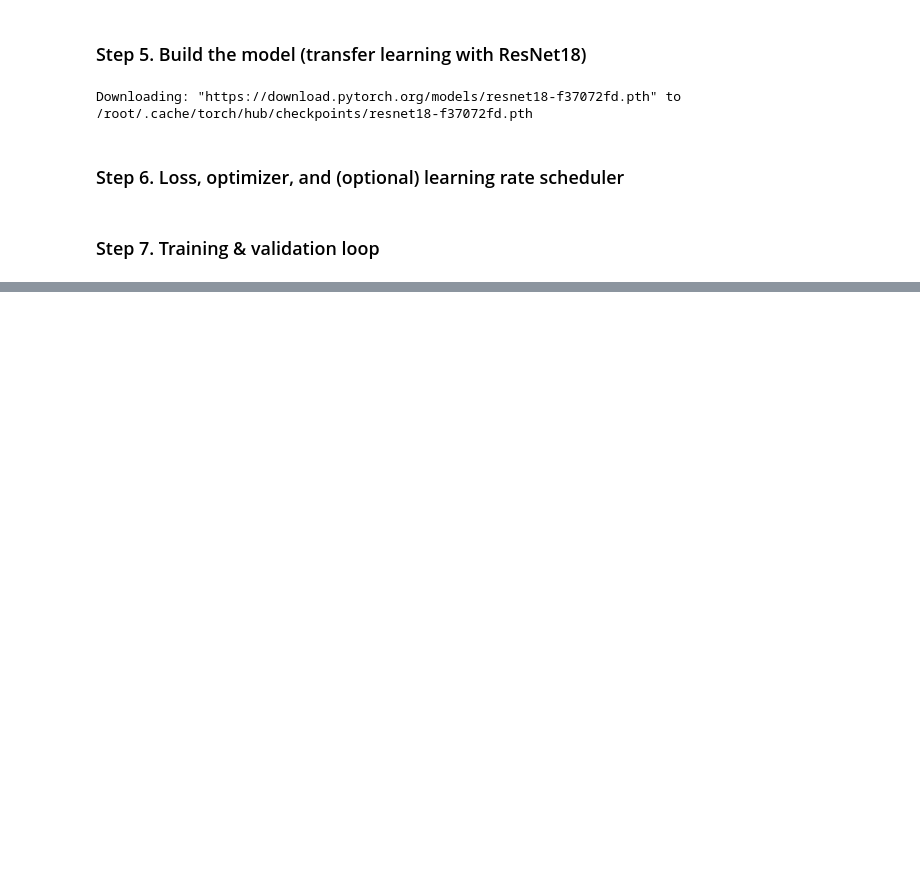
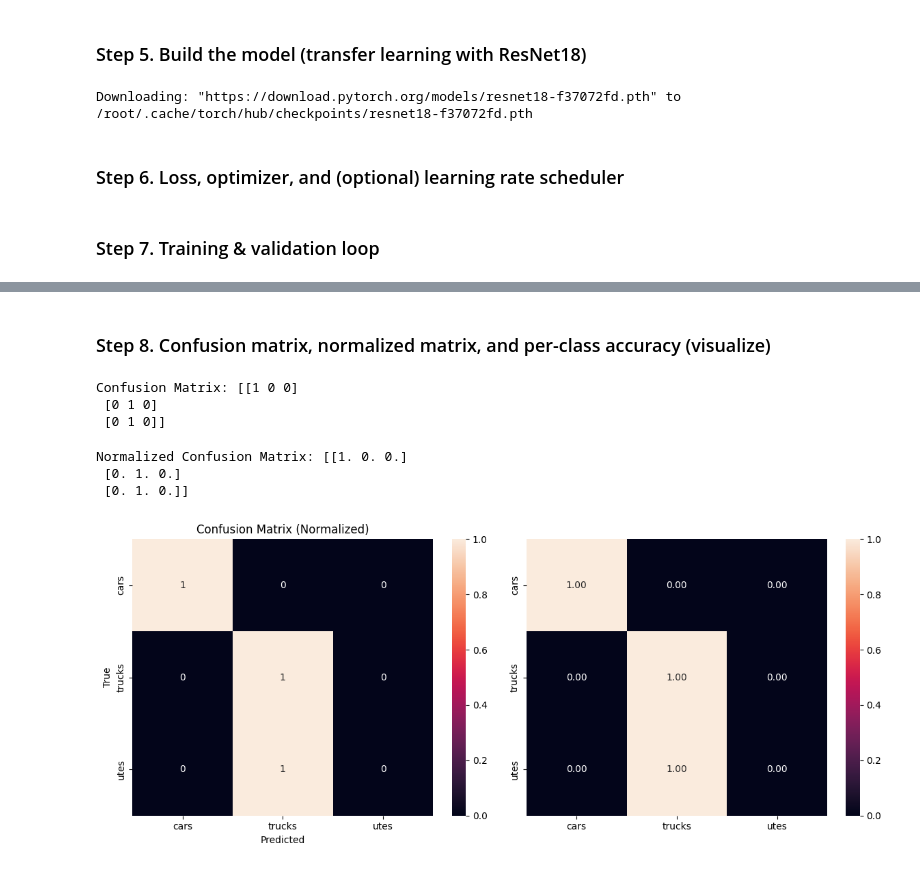
Before and after one commit to Ganesh-DSML/DSML-Practice, a Jupyter notebook: PYT_Image_Classification.ipynb, the cells around one changed output, grey strips where cells are left out. Drawn from its saved outputs; the diff is of its cells as text; code cells hidden in the pictures; blank space fills up the shorter version.

Commit message:
With Accuracy and Confusion matrix

```diff
--- a/PYT_Image_Classification.ipynb
+++ b/PYT_Image_Classification.ipynb
@@ -212 +212,3 @@ Epoch 5/5 - Train loss: 0.9094, Train acc: 0.6667 - Val loss: 0.8773, Val acc: 0
 Save best_model.pth with val acc: 0.6666666666666666
+# %% [markdown]
+### Step 8. Confusion matrix, normalized matrix, and per-class accuracy (visualize)
@@ -212,0 +219,30 @@ Save best_model.pth with val acc: 0.6666666666666666
+# %%
+cm = confusion_matrix(val_labels, val_preds)
+print('Confusion Matrix:', cm)
+# %% [output]
+Confusion Matrix: [[1 0 0]
+ [0 1 0]
+ [0 1 0]]
+# %%
+cm_normalized = cm.astype('float') / cm.sum(axis=1)[:, np.newaxis]
+print('Normalized Confusion Matrix:', cm_normalized)
+# %% [output]
+Normalized Confusion Matrix: [[1. 0. 0.]
+ [0. 1. 0.]
+ [0. 1. 0.]]
+# %%
+fig, ax = plt.subplots(1,2, figsize=(12,5))
+sns.heatmap(cm, annot=True, fmt = 'd', xticklabels=data_for_split.classes, yticklabels=data_for_split.classes, ax = ax[0])
+ax[0].set_title('Confusion Matrix (Counts)')
+ax[0].set_xlabel('Predicted')
+ax[0].set_ylabel("True")
+
+sns.heatmap(cm_normalized, annot=True, fmt = '.2f', xticklabels=data_for_split.classes, yticklabels=data_for_split.classes, ax = ax[1])
+ax[0].set_title('Confusion Matrix (Normalized)')
+ax[0].set_xlabel('Predicted')
+ax[0].set_ylabel("True")
+
+plt.tight_layout()
+plt.show()
+# %% [output]
+[figure, added]
```
Also changed, not shown: parts of 3 cells of this notebook.
